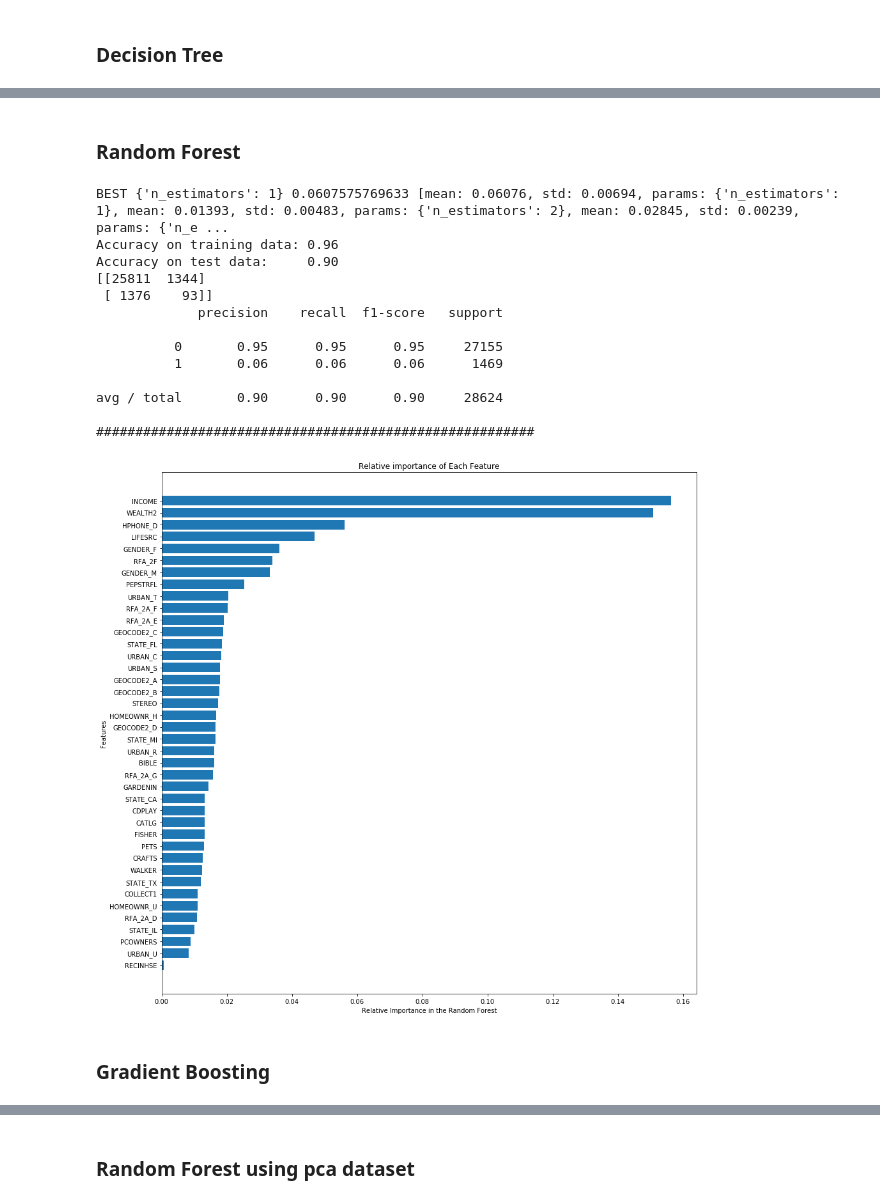
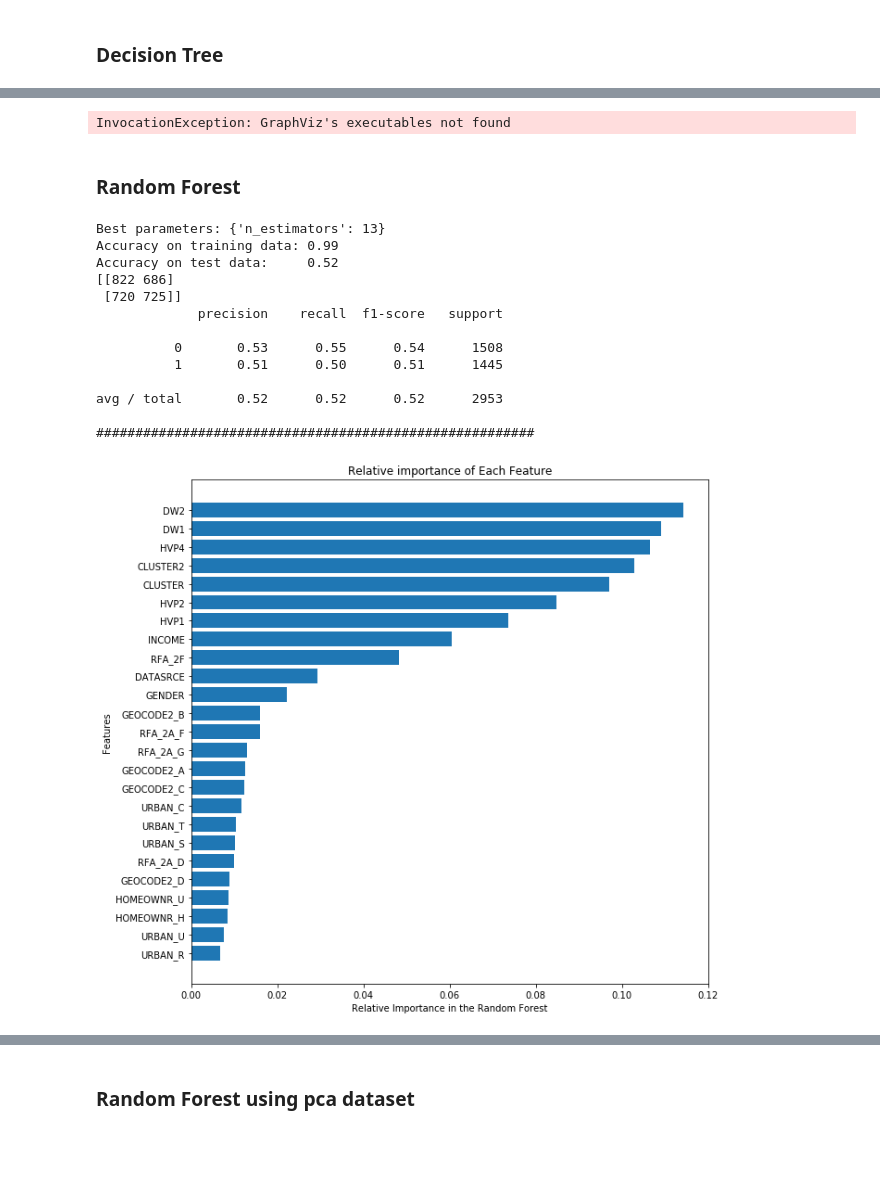
Before and after one commit to tl278/Capstone-Project, a Jupyter notebook: Charitable Donations .ipynb, the cells around one changed output, grey strips where cells are left out. Saved outputs shown, nothing was run; the diff lists cells and outputs as text; code cells hidden in the pictures; blank space fills up the shorter version.

```diff
--- a/Charitable Donations .ipynb
+++ b/Charitable Donations .ipynb
@@ -390,7 +536,7 @@ np.mean(df.TARGET_B)
 # Standardize the data to prepare for variance threshold feature selection
 
 minmax_scaler = MinMaxScaler()
-minmax_scaler.fit(X_dummy)
-X_scaled = pd.DataFrame(minmax_scaler.transform(X_dummy), columns = X_dummy.columns)
+minmax_scaler.fit(X)
+X_scaled = pd.DataFrame(minmax_scaler.transform(X), columns = X.columns)
 X_scaled.describe()
 # %% [output]
@@ -406,7 +552,7 @@ X_scaled.describe()
 # %%
 # Split data into train and test sets
 # from sklearn.model_selection import train_test_split
-X_train, X_test, y_train, y_test = train_test_split(X_dummy, y_donate, train_size=0.70, random_state=123)
+X_train, X_test, y_train, y_test = train_test_split(X, y_donate, train_size=0.70, random_state=123)
 X_train_scaled, X_test_scaled, y_train, y_test = train_test_split(X_scaled, y_donate, train_size=0.70, random_state=123)
 
 print (X_train.shape, X_test.shape, y_train.shape, y_test.shape)
@@ -457,6 +580,6 @@ len(colnames_vtselected)
 estimator = LogisticRegression()    # estimator for RFE, select the suitable model
 
 # Select variables using RFECV
-rfe_selector = RFECV(estimator, step=1, cv=2, n_jobs=-1, scoring='roc_auc')
+rfe_selector = RFE(estimator, step=1)
 rfe_selector.fit(X_train[colnames_vtselected], y_train)
 # %% [output]
@@ -626,41 +780,62 @@ avg / total       0.91      0.95      0.92     28624
+# %%
+# Visualize data
+#feature_names = rfe_selected_var
+import collections
+data = tree.export_graphviz(clftree,
+                                feature_names=rfe_selected_var,
+                                out_file=None,
+                                filled=True,
+                                rounded=True)
+graph = pydotplus.graph_from_dot_data(data)
+
+colors = ('turquoise', 'orange')
+edges = collections.defaultdict(list)
+
+for edge in graph.get_edge_list():
+    edges[edge.get_source()].append(int(edge.get_destination()))
+
+for edge in edges:
+    edges[edge].sort()
+    for i in range(2):
+        dest = graph.get_node(str(edges[edge][i]))[0]
+        dest.set_fillcolor(colors[i])
+
+graph.write_png('tree.png')
+# %% [output]
+InvocationException: GraphViz's executables not found
 # %% [markdown]
 ### Random Forest
 # %%
-
-
 clfForest = RandomForestClassifier()
 
 parameters = {"n_estimators": range(1, 20)}
 clfForest = do_classify(clfForest, parameters, X_train[rfe_selected_var], y_train, X_test[rfe_selected_var], y_test,
-                                                             n_jobs = 4, score_func='recall')
+                                                             n_jobs = 4, score_func='f1')
 # %% [output]
-BEST {'n_estimators': 1} 0.0607575769633 [mean: 0.06076, std: 0.00694, params: {'n_estimators': 1}, mean: 0.01393, std: 0.00483, params: {'n_estimators': 2}, mean: 0.02845, std: 0.00239, params: {'n_e ...
-Accuracy on training data: 0.96
-Accuracy on test data:     0.90
-[[25811  1344]
- [ 1376    93]]
+Best parameters: {'n_estimators': 13}
+Accuracy on training data: 0.99
+Accuracy on test data:     0.52
+[[822 686]
+ [720 725]]
              precision    recall  f1-score   support
 
-          0       0.95      0.95      0.95     27155
-          1       0.06      0.06      0.06      1469
+          0       0.53      0.55      0.54      1508
+          1       0.51      0.50      0.51      1445
 
-avg / total       0.90      0.90      0.90     28624
+avg / total       0.52      0.52      0.52      2953
 
 ########################################################
 # %%
 importance_list = clfForest.feature_importances_
 name_list = rfe_selected_var
 importance_list, name_list = zip(*sorted(zip(importance_list, name_list)))
 
-plt.figure(figsize = (15, 15))
+plt.figure(figsize = (10, 10))
 plt.barh(range(len(name_list)),importance_list,align='center')
 plt.yticks(range(len(name_list)),name_list)
 plt.xlabel('Relative Importance in the Random Forest')
 plt.ylabel('Features')
 plt.title('Relative importance of Each Feature')
-
 plt.show()
 # %% [output]
-[figure, old version]
+[figure, new version]
-# %% [markdown]
-### Gradient Boosting
```
Also changed, not shown: parts of 175 cells of this notebook.
